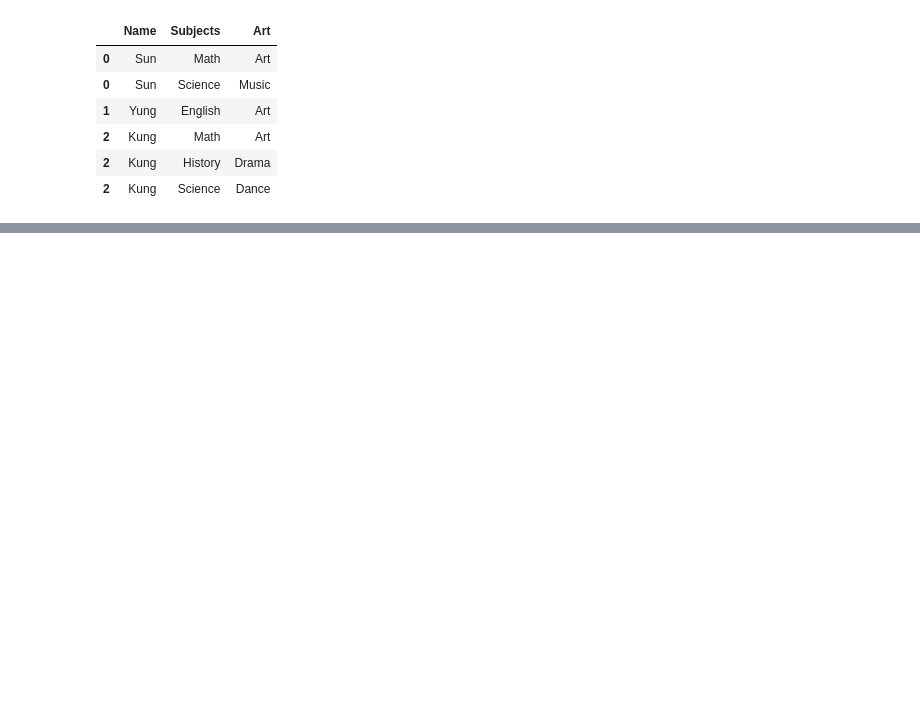
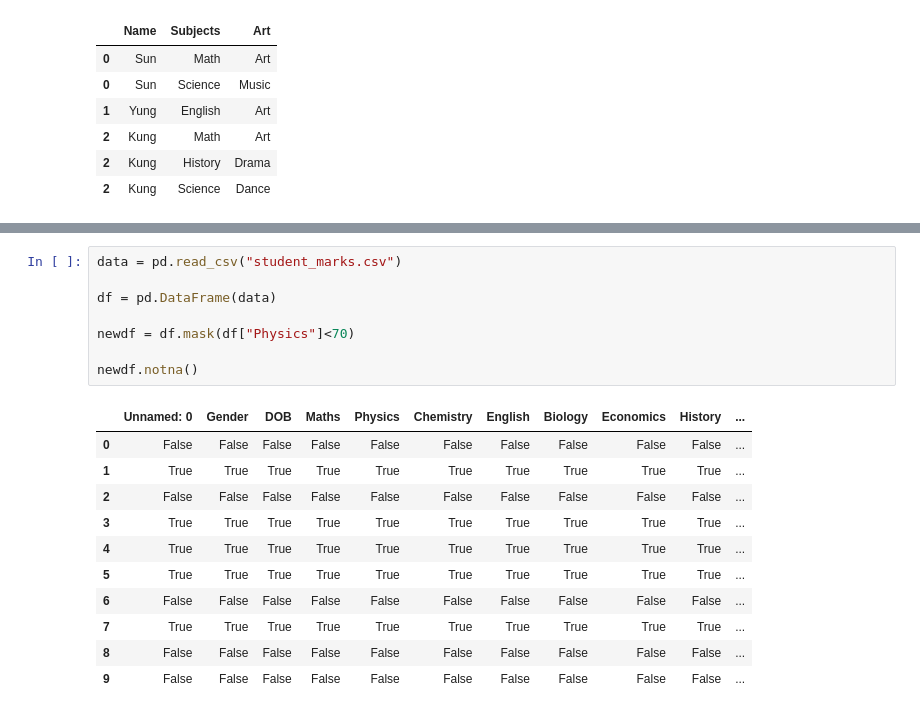
Before and after one commit to AbilashSP10/Python_Learning, a Jupyter notebook: Pandas/Pandas_Learn.ipynb, the cells around one changed output, grey strips where cells are left out. Saved outputs shown, nothing was run; the diff lists cells and outputs as text; blank space fills up the shorter version.

```diff
--- a/Pandas/Pandas_Learn.ipynb
+++ b/Pandas/Pandas_Learn.ipynb
@@ -981,0 +1113,20 @@ exploded_df
+# %%
+data = pd.read_csv("student_marks.csv")
+
+df = pd.DataFrame(data)
+
+newdf = df.mask(df["Physics"]<70)
+
+newdf.notna()
+# %% [output]
+|  | Unnamed: 0 | Gender | DOB | Maths | Physics | Chemistry | English | Biology | Economics | History | ... |
+| 0 | False | False | False | False | False | False | False | False | False | False | ... |
+| 1 | True | True | True | True | True | True | True | True | True | True | ... |
+| 2 | False | False | False | False | False | False | False | False | False | False | ... |
+| 3 | True | True | True | True | True | True | True | True | True | True | ... |
+| 4 | True | True | True | True | True | True | True | True | True | True | ... |
+| 5 | True | True | True | True | True | True | True | True | True | True | ... |
+| 6 | False | False | False | False | False | False | False | False | False | False | ... |
+| 7 | True | True | True | True | True | True | True | True | True | True | ... |
+| 8 | False | False | False | False | False | False | False | False | False | False | ... |
+| 9 | False | False | False | False | False | False | False | False | False | False | ... |
```
Also changed, not shown: parts of 16 cells of this notebook, 4 other files.
